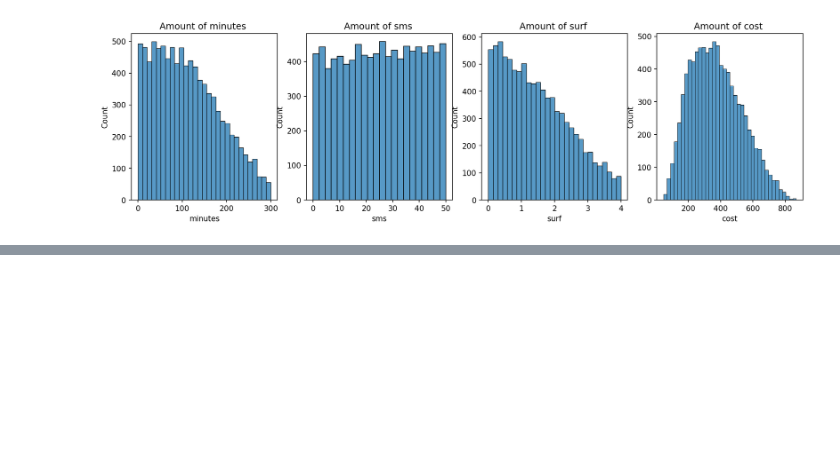
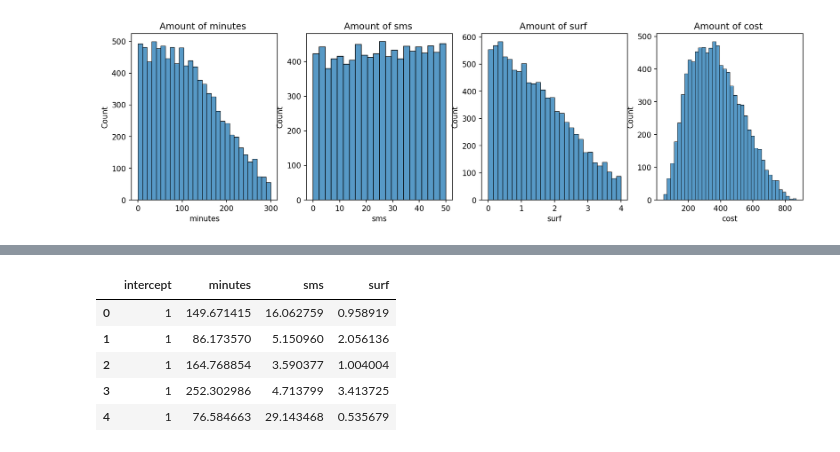
Before and after one commit to DeerBay/Machine-learning-Julia-Sjoholm, a Jupyter notebook: Exercises/E00_linear_regression.ipynb, the cells around one changed output, grey strips where cells are left out. Drawn from its saved outputs; the diff is of its cells as text; code cells hidden in the pictures; blank space fills up the shorter version.

```diff
--- a/Exercises/E00_linear_regression.ipynb
+++ b/Exercises/E00_linear_regression.ipynb
@@ -457,3 +457,14 @@ It is important to keep track of the shapes of the vectors, matrices in order fo
 <img src="../assets/RMSE_simulation.png" height="200"/>
 
 </details>
+# %%
+X, y = filtered_df.drop('cost', axis='columns'), df['cost']
+
+X.head()
+# %% [output]
+|  | intercept | minutes | sms | surf |
+| 0 | 1 | 149.671415 | 16.062759 | 0.958919 |
+| 1 | 1 | 86.173570 | 5.150960 | 2.056136 |
+| 2 | 1 | 164.768854 | 3.590377 | 1.004004 |
+| 3 | 1 | 252.302986 | 4.713799 | 3.413725 |
+| 4 | 1 | 76.584663 | 29.143468 | 0.535679 |
```
Also changed, not shown: parts of 8 cells of this notebook.
